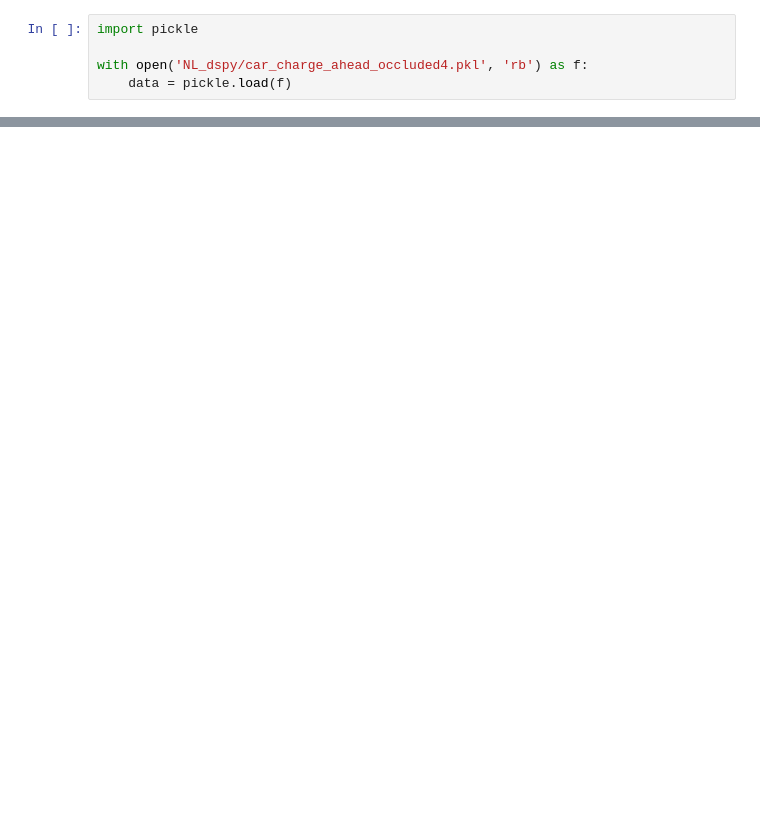
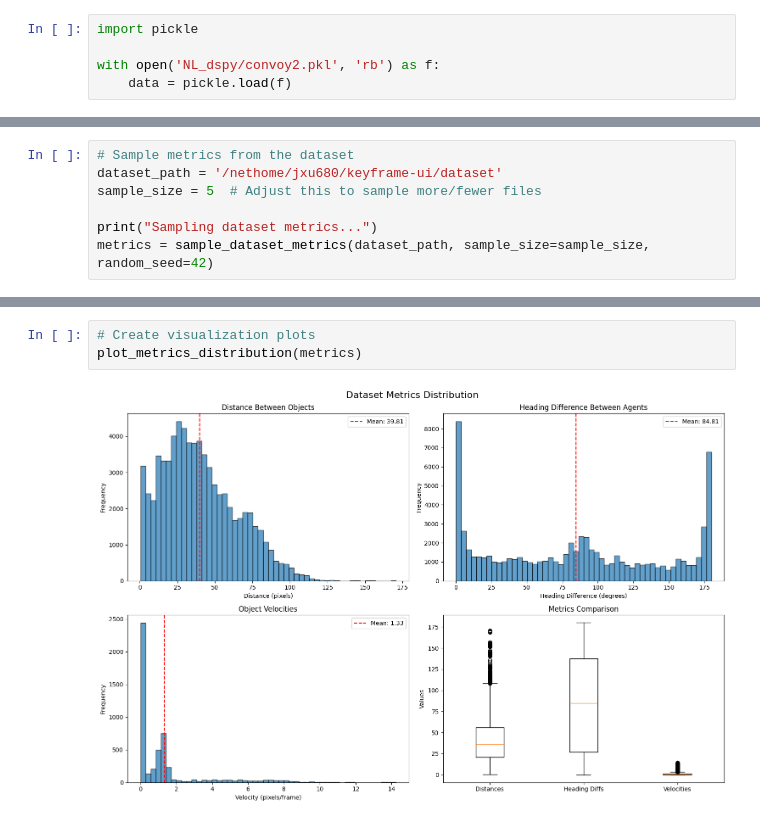
Before and after one commit to jsun028/jiayue-waypoint, a Jupyter notebook: inspect_pkl.ipynb, the cells around one changed output, grey strips where cells are left out. Saved outputs shown, nothing was run; the diff lists cells and outputs as text; blank space fills up the shorter version.

```diff
--- a/inspect_pkl.ipynb
+++ b/inspect_pkl.ipynb
@@ -1,6 +1,6 @@
 # %%
 import pickle
 
-with open('NL_dspy/car_charge_ahead_occluded4.pkl', 'rb') as f:
+with open('NL_dspy/convoy2.pkl', 'rb') as f:
     data = pickle.load(f)
 # %%
@@ -10,0 +455,7 @@ data.keyframes
+# %%
+# Sample metrics from the dataset
+dataset_path = '/nethome/jxu680/keyframe-ui/dataset'
+sample_size = 5  # Adjust this to sample more/fewer files
+
+print("Sampling dataset metrics...")
+metrics = sample_dataset_metrics(dataset_path, sample_size=sample_size, random_seed=42)
@@ -10,0 +509,5 @@ data.keyframes
+# %%
+# Create visualization plots
+plot_metrics_distribution(metrics)
+# %% [output]
+[figure, added]
```
Also changed, not shown: parts of 10 cells of this notebook, 4 other files.
